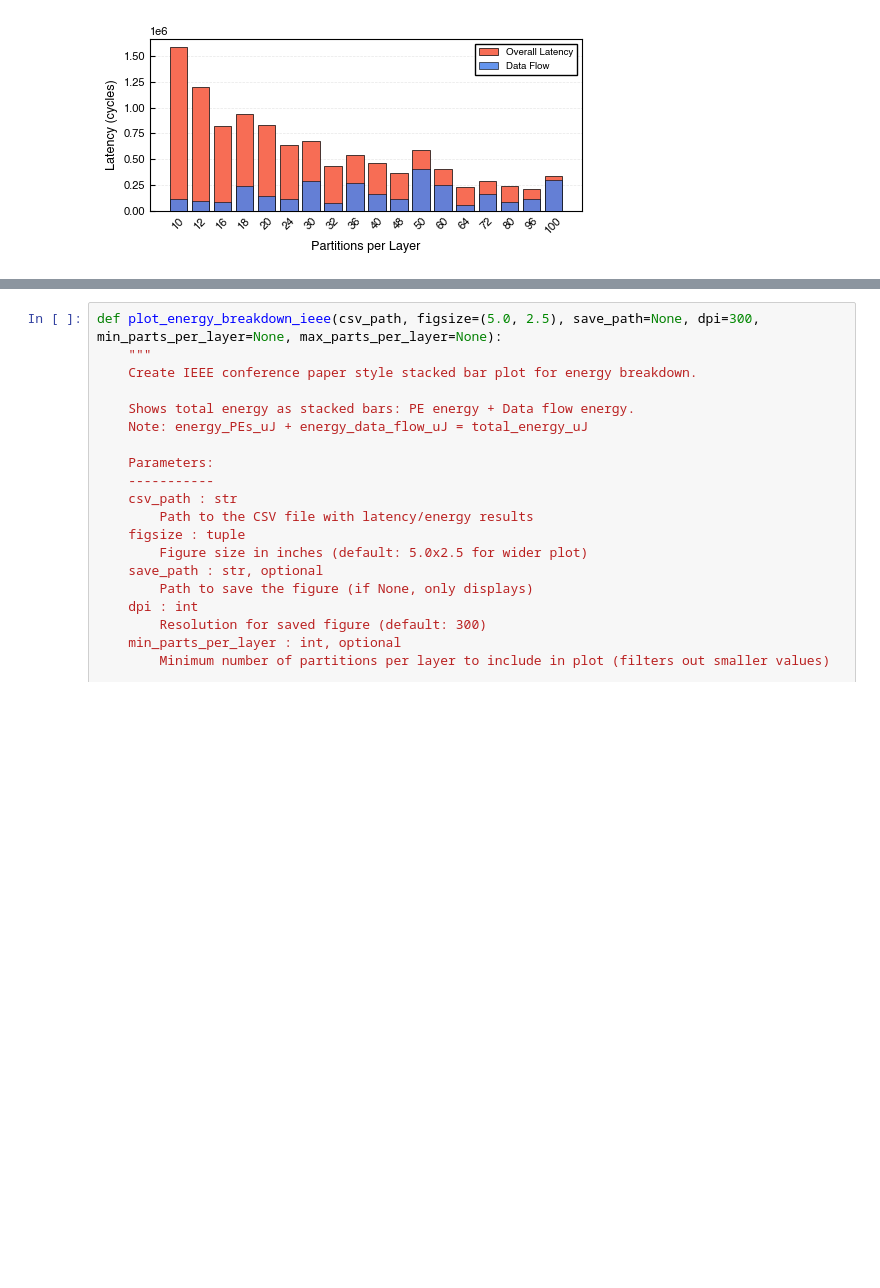
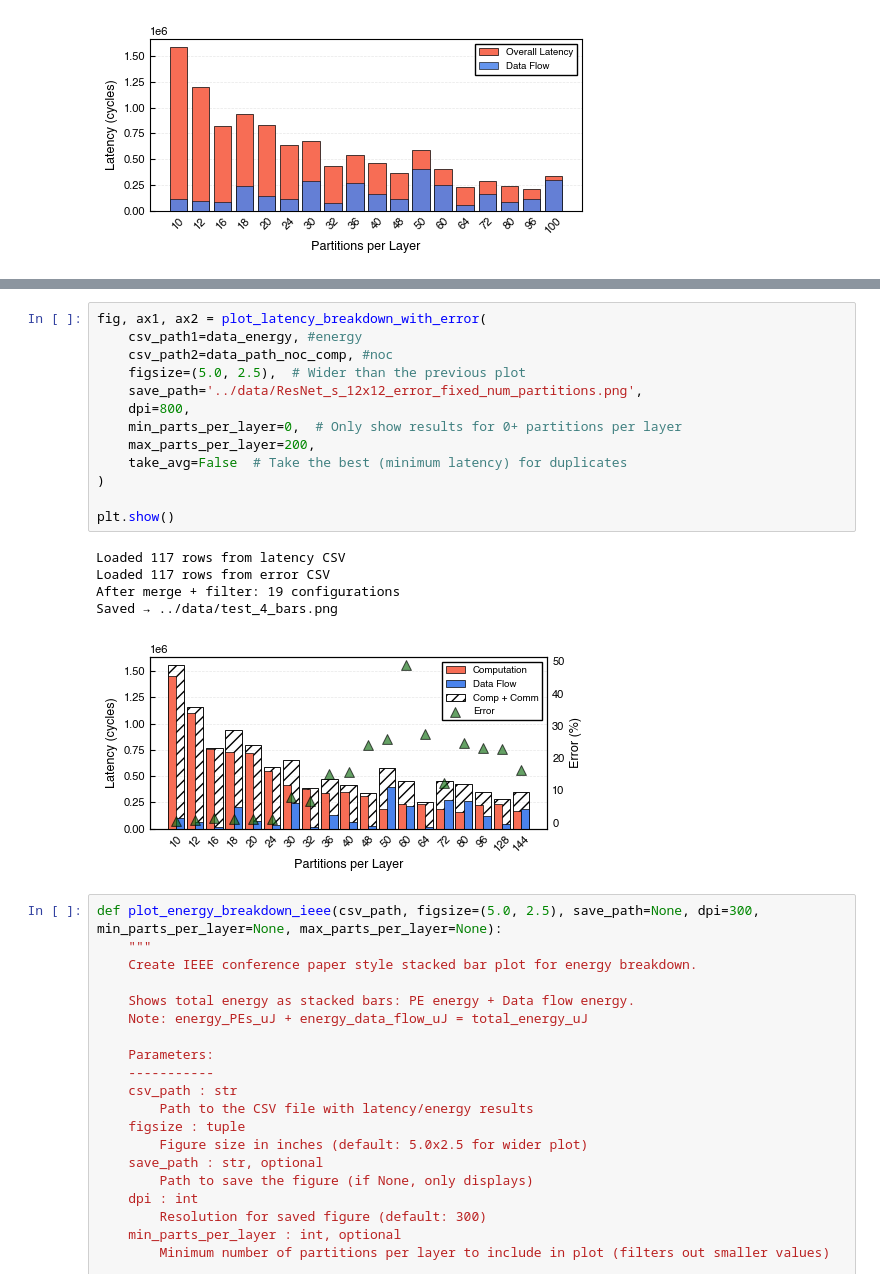
Before and after one commit to jjastrz14/ReNOS, a Jupyter notebook: notebooks/NoC_comparisons.ipynb, the cells around one changed output, grey strips where cells are left out. Saved outputs shown, nothing was run; the diff lists cells and outputs as text; blank space fills up the shorter version.

```diff
--- a/notebooks/NoC_comparisons.ipynb
+++ b/notebooks/NoC_comparisons.ipynb
@@ -1050,3 +1230,22 @@ Latency Statistics:
+# %%
+fig, ax1, ax2 = plot_latency_breakdown_with_error(
+    csv_path1=data_energy, #energy
+    csv_path2=data_path_noc_comp, #noc
+    figsize=(5.0, 2.5),  # Wider than the previous plot
+    save_path='../data/ResNet_s_12x12_error_fixed_num_partitions.png',
+    dpi=800,
+    min_parts_per_layer=0,  # Only show results for 0+ partitions per layer
+    max_parts_per_layer=200,
+    take_avg=False  # Take the best (minimum latency) for duplicates
+)
+
+plt.show()
+# %% [output]
+Loaded 117 rows from latency CSV
+Loaded 117 rows from error CSV
+After merge + filter: 19 configurations
+Saved → ../data/test_4_bars.png
+[figure, added]
 # %%
 def plot_energy_breakdown_ieee(csv_path, figsize=(5.0, 2.5), save_path=None, dpi=300, min_parts_per_layer=None, max_parts_per_layer=None):
     """
```
Also changed, not shown: parts of 8 cells of this notebook, 2 other files.
